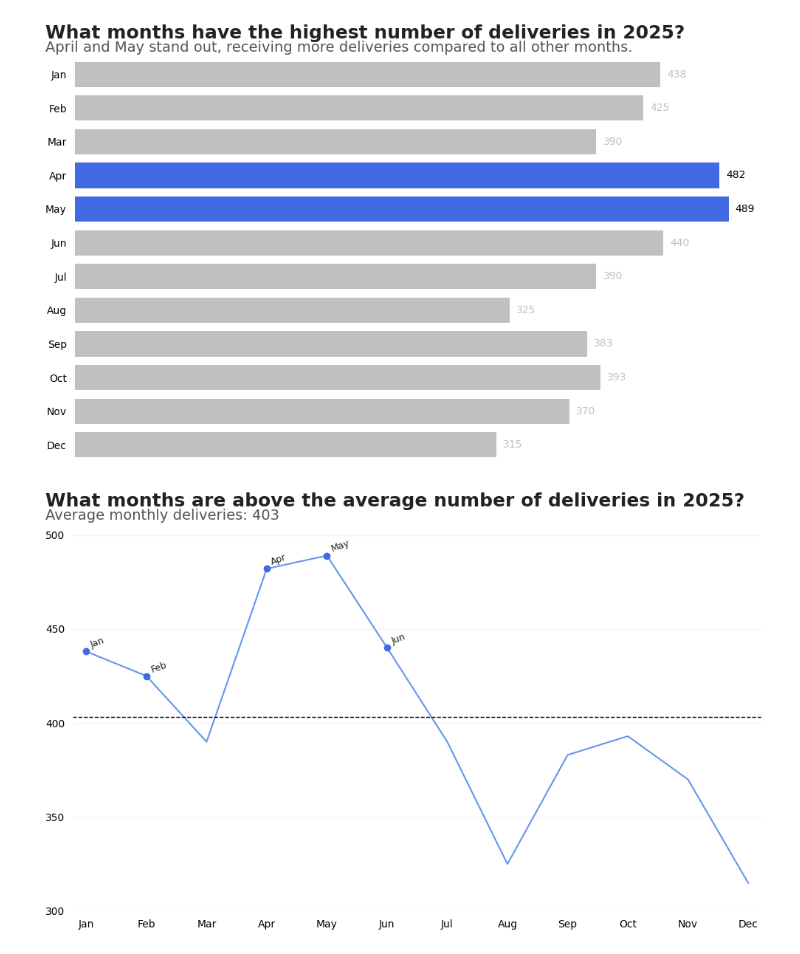
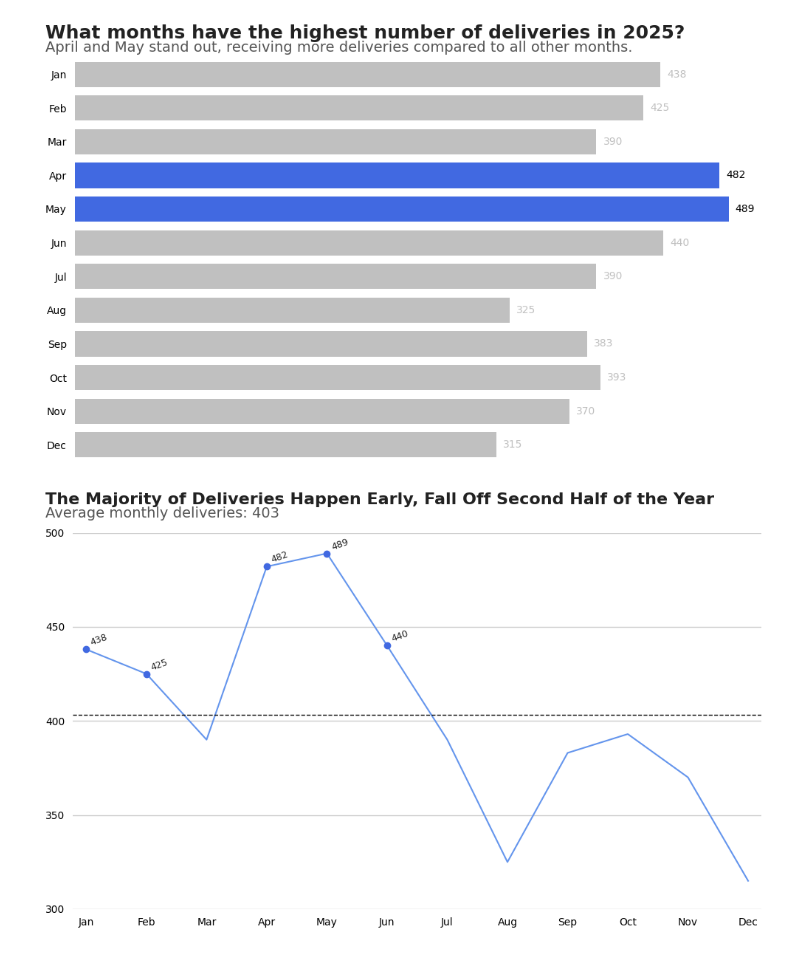
Before and after one commit to jonathonbuhler/Pantry-To-Porch, a Jupyter notebook: LeoStuff/DeliveriesPerMonth.ipynb, the cells around one changed output. Saved outputs shown, nothing was run; the diff lists cells and outputs as text; code cells hidden in the pictures.

Commit message:
Fixed up months above average, shifted focus of story

```diff
--- a/LeoStuff/DeliveriesPerMonth.ipynb
+++ b/LeoStuff/DeliveriesPerMonth.ipynb
@@ -64,35 +64,35 @@ avg_delv = month_deliveries["Total Deliveries"].sum() / 12
 ax.plot("Month", "Total Deliveries", data=month_deliveries, color = "cornflowerblue")
 for row in month_deliveries.itertuples():
     cur_month = row[1]
     cur_delv = row[2]
     month_num = Date[cur_month].value
 
     if cur_delv >= avg_delv:
         # ax.text(month_num - 0.95, cur_delv + 1.75, cur_month, rotation = 30)
         ax.text(
-            month_num - 0.95, cur_delv + 2, cur_month,
+            month_num - 0.95, cur_delv + 2, cur_delv,
             rotation=20, ha="left", fontsize=9, color="#222222"
             )
         ax.plot(cur_month, cur_delv, marker="o", color="royalblue", markersize=6)
 
 ax.spines[["left", "top", "right", "bottom"]].set_visible(False)
 ax.tick_params("both", length = 0, labelsize = 10, pad = 8)
 ax.set_ylim(300, 500)
-ax.yaxis.grid(color="#e0e0e0", linewidth=1, alpha = 0.3)
+ax.yaxis.grid(color="#555555", linewidth=1, alpha = 0.3)
 ax.set_yticks([300, 350, 400, 450, 500])
 
 ax.margins(y=0, x= 0.02)
 
 
 plt.axhline(avg_delv, linestyle="--", color = "black", linewidth = 1)
 
-main = "What months have more deliveries than average in 2025?"
+main = "The Majority of Deliveries Happen Early, Fall Off Second Half of the Year"
 sub = f"Average monthly deliveries: {avg_delv:.0f}"
-fig.text(0.015, 0.98, main, ha="left", fontsize=18, color="#222222", weight="bold")
+fig.text(0.015, 0.98, main, ha="left", fontsize=16, color="#222222", weight="bold")
 fig.text(0.015, 0.95, sub, ha="left", fontsize=14, color="#555555")
 
 plt.tight_layout(rect=[0, 0, 1, 0.95])
 
 plt.show()
 # %% [output]
-[figure, old version]
+[figure, new version]
```
Also changed, not shown: 1 other file.
